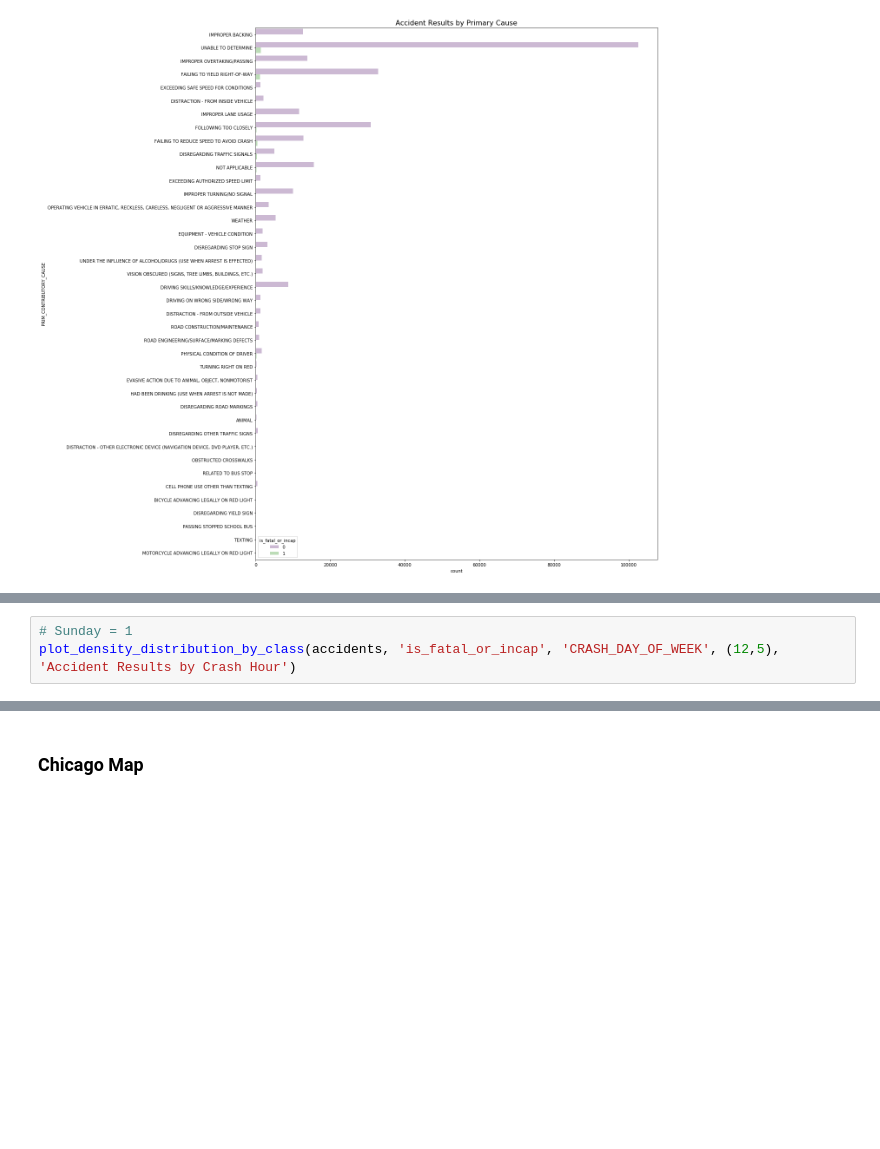
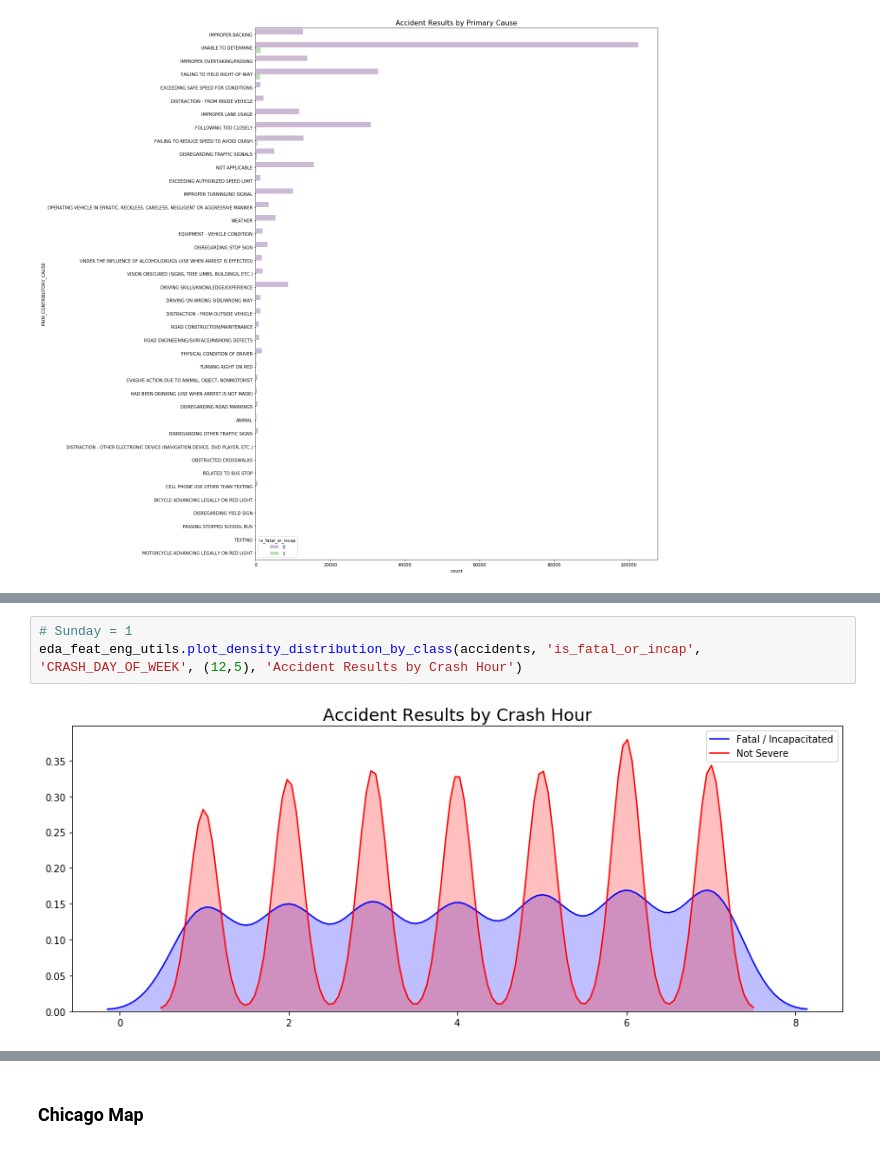
Before and after one commit to Morgan-Sell/chicago-traffic-safety, a Jupyter notebook: eda_feature_engineer.ipynb, the cells around one changed output, grey strips where cells are left out. Saved outputs shown, nothing was run; the diff lists cells and outputs as text; blank space fills up the shorter version.

```diff
--- a/eda_feature_engineer.ipynb
+++ b/eda_feature_engineer.ipynb
@@ -352,6 +351,8 @@ plot_density_distribution_by_class(accidents, 'is_fatal_or_incap', 'CRASH_HOUR',
 # %%
 # Sunday = 1
-plot_density_distribution_by_class(accidents, 'is_fatal_or_incap', 'CRASH_DAY_OF_WEEK', (12,5), 'Accident Results by Crash Hour')
+eda_feat_eng_utils.plot_density_distribution_by_class(accidents, 'is_fatal_or_incap', 'CRASH_DAY_OF_WEEK', (12,5), 'Accident Results by Crash Hour')
+# %% [output]
+[figure, added]
 # %%
 df = accidents
 class_col = 'is_fatal_or_incap'
```
Also changed, not shown: parts of 12 cells of this notebook, 1 other file.
